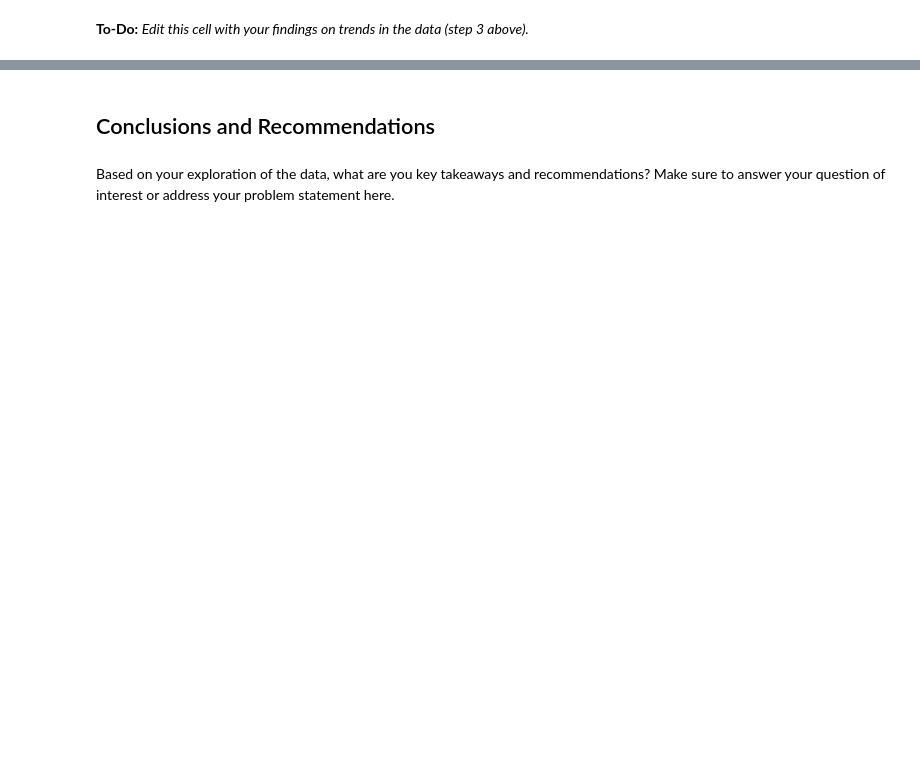
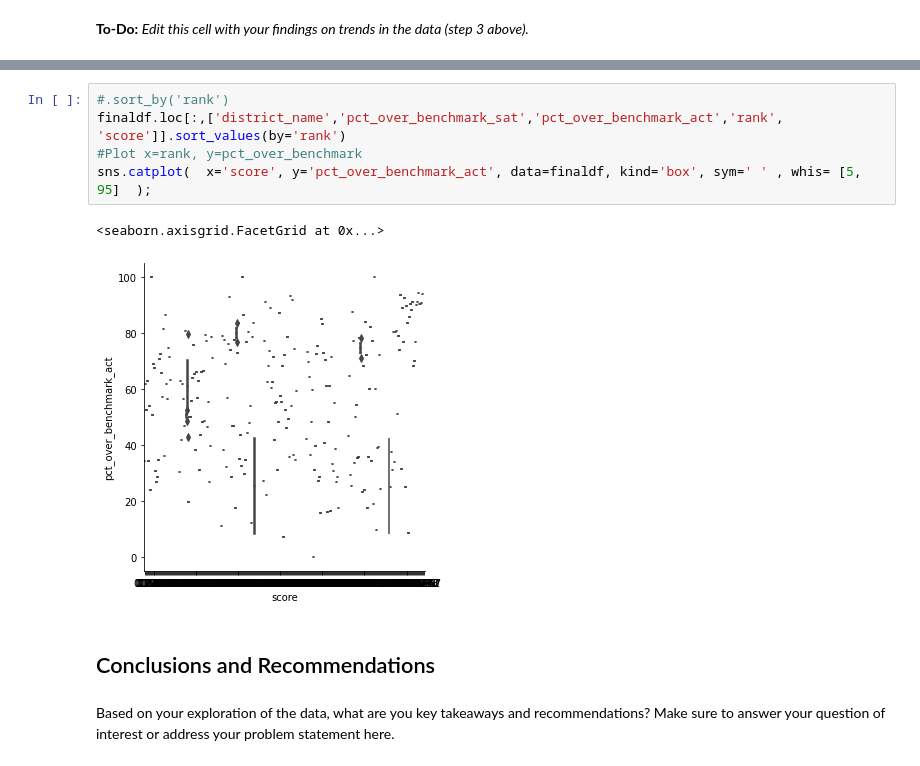
Before and after one commit to griffinbran/Temp-Repo-1, a Jupyter notebook: code/starter-code.ipynb, the cells around one changed output, grey strips where cells are left out. Saved outputs shown, nothing was run; the diff lists cells and outputs as text; blank space fills up the shorter version.

```diff
--- a/code/starter-code.ipynb
+++ b/code/starter-code.ipynb
@@ -545,3 +668,11 @@ Here are some prompts to get you started with visualizations. Feel free to add a
+# %%
+#.sort_by('rank')
+finaldf.loc[:,['district_name','pct_over_benchmark_sat','pct_over_benchmark_act','rank', 'score']].sort_values(by='rank')
+#Plot x=rank, y=pct_over_benchmark
+sns.catplot(  x='score', y='pct_over_benchmark_act', data=finaldf, kind='box', sym=' ' , whis= [5, 95]  );
+# %% [output]
+<seaborn.axisgrid.FacetGrid at 0x...>
+[figure, added]
 # %% [markdown]
 ## Conclusions and Recommendations
 # %% [markdown]
```
Also changed, not shown: parts of 28 cells of this notebook, 12 other files.
